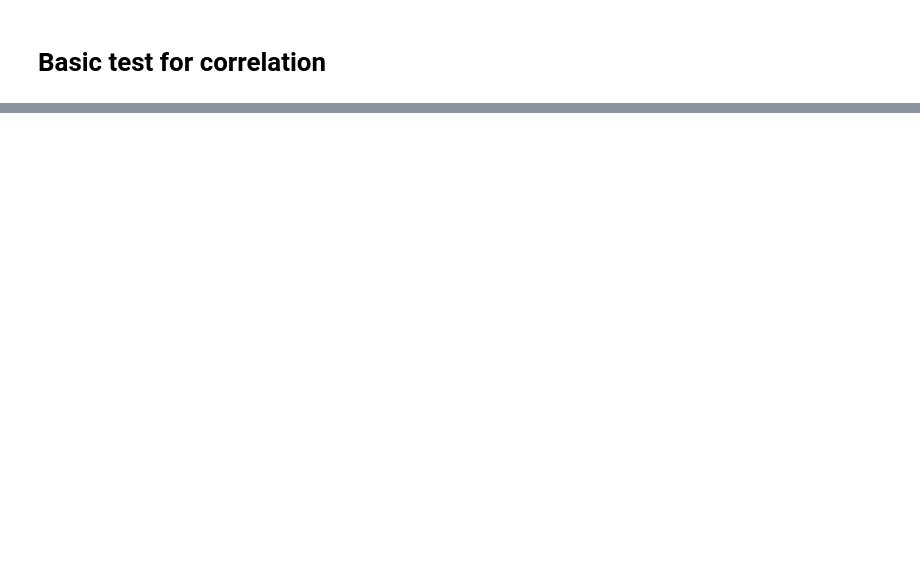
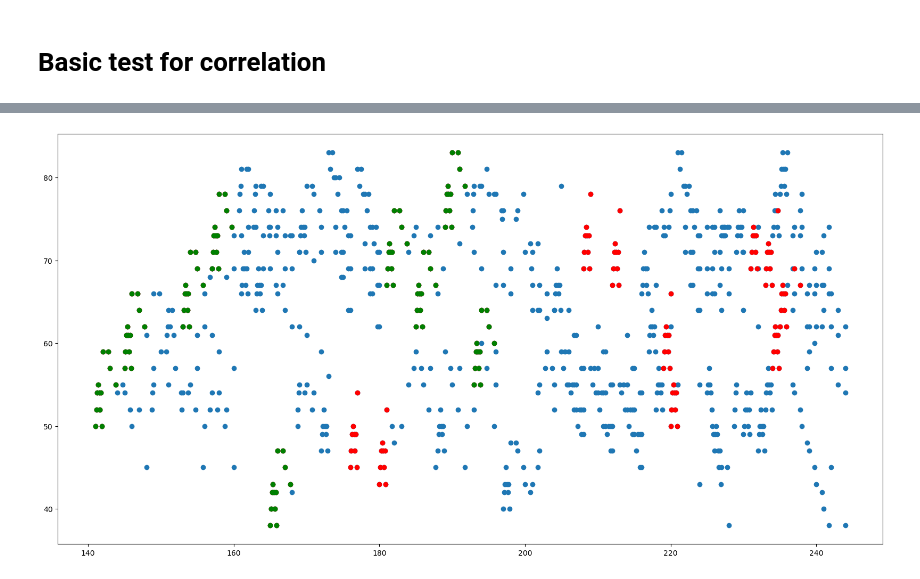
Before and after one commit to FRANCHI-Charles/MIDI-pattern-detection, a Jupyter notebook: bachtest.ipynb, the cells around one changed output, grey strips where cells are left out. Cells and saved outputs as stored; diff of their text form; code cells hidden in the pictures; blank space fills up the shorter version.

```diff
--- a/bachtest.ipynb
+++ b/bachtest.ipynb
@@ -61,0 +85,19 @@ plt.show()
+# %%
+new_patterns = my_dilatation(map>=0.6, subject_image).squeeze((0, 1)) * fugua_image
+
+new_patterns_list = matrix_to_list(new_patterns, mindiv=quantization)
+
+translations = fugua[np.argmin([fugua[i][0] for i in range(len(fugua))])]
+translations = [translations[0], translations[1] - new_patterns_list[0][1]]
+
+new_patterns_list = [(note[0] +translations[0], note[1] + translations[1]) for note in new_patterns_list]
+
+
+
+plt.figure(figsize=(20, 10))
+plt.scatter(*zip(*fugua))
+plt.scatter(*zip(*new_patterns_list), color='red')
+plt.scatter(*zip(*subject_all), color='green')
+plt.show()
+# %% [output]
+[figure, added]
```
Also changed, not shown: parts of 16 cells of this notebook, 9 other files.
